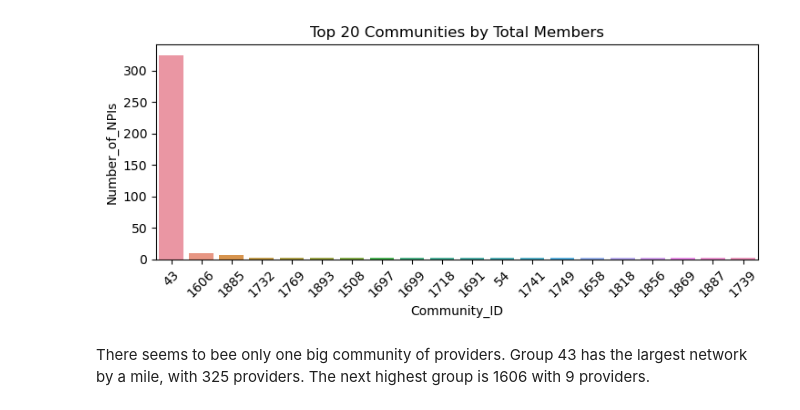
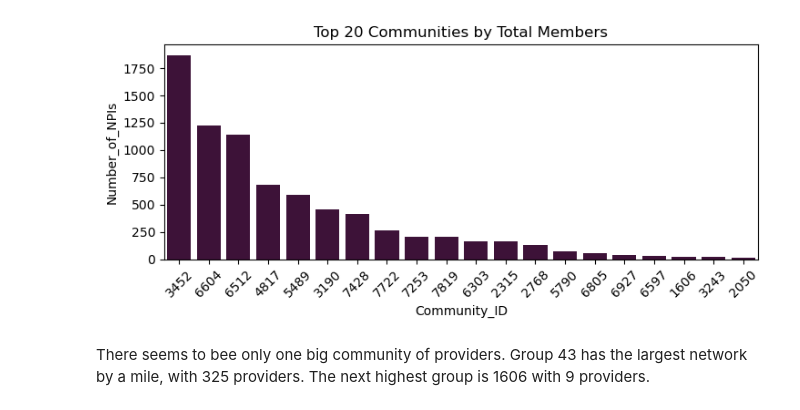
Before and after one commit to jmayf123/Hop_Teaming_Project, a Jupyter notebook: community_analysis.ipynb, the cells around one changed output. Saved outputs shown, nothing was run; the diff lists cells and outputs as text; code cells hidden in the pictures.

Commit message:
fixed community graph analysis

```diff
--- a/community_analysis.ipynb
+++ b/community_analysis.ipynb
@@ -37,22 +28,26 @@ df.head()
 # %%
-graph_data = pd.DataFrame(   df[['communityid']]
-                            .groupby('communityid')
-                            .value_counts()[:20]
-                        ).reset_index().rename(columns = {0:'Number_of_NPIs', 'communityid':'Community_ID'})
+graph_data = (df['communityid']
+              .value_counts()
+              [:20]
+              .rename_axis('Community_ID')
+              .reset_index(name='Number_of_NPIs')
+)
 # %%
+fig_1 = plt.figure()
 plt.rcParams["figure.figsize"] = [7.50, 3.50]
 plt.rcParams["figure.autolayout"] = True
 
 sns.barplot(
                 data = graph_data,
                 x = 'Community_ID',
                 y = 'Number_of_NPIs',
-                order = graph_data.sort_values('Number_of_NPIs', ascending=False).Community_ID
+                order = graph_data.sort_values('Number_of_NPIs', ascending=False).Community_ID,
+                color = '#440B3D'
             )
 plt.xticks(rotation=45)
 plt.title('Top 20 Communities by Total Members')
 plt.show()
 # %% [output]
-[figure, old version]
+[figure, new version]
 # %% [markdown]
 There seems to bee only one big community of providers. Group 43 has the largest network by a mile, with 325 providers. The next highest group is 1606 with 9 providers.
```
Also changed, not shown: parts of 3 cells of this notebook, 4 other files.
